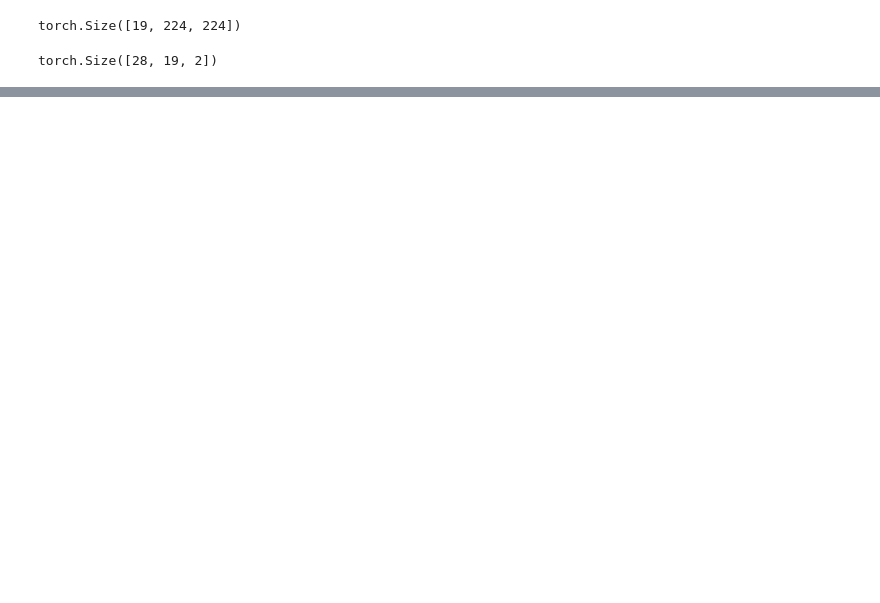
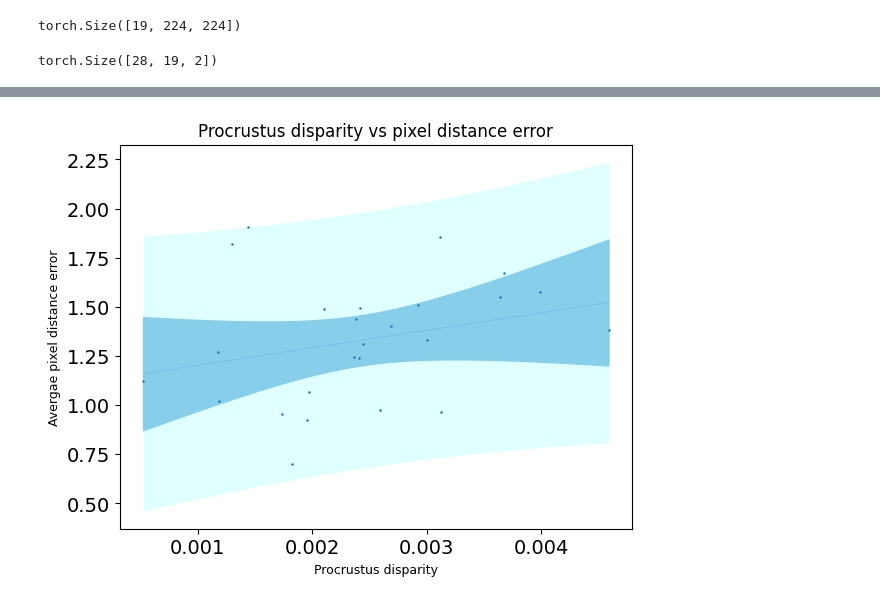
Before and after one commit to alexkursanov/landmark-app, a Jupyter notebook: scr/unet.ipynb, the cells around one changed output, grey strips where cells are left out. Saved outputs shown, nothing was run; the diff lists cells and outputs as text; code cells hidden in the pictures; blank space fills up the shorter version.

```diff
--- a/scr/unet.ipynb
+++ b/scr/unet.ipynb
@@ -365,0 +528,93 @@ plt.show()
+# %%
+proc = []
+#for i in procrustes_errors['procrustes_disparity']:
+#    if i>0.001:
+#        proc.append(i)
+errors = []
+for it, i in enumerate(procrustes_errors['error']):
+    #$print(it)
+    mean_err = np.mean(procrustes_errors['error'])
+    mean_disp = np.mean(procrustes_errors['procrustes_disparity'])
+    std_err = np.std(procrustes_errors['error'])*2
+    std_disp = np.std(procrustes_errors['procrustes_disparity'])*2
+    i_p = procrustes_errors['procrustes_disparity'][it]
+    if (mean_err - std_err)<i<(mean_err + std_err) and (mean_disp-std_disp)<i_p<(mean_disp + std_disp):
+        errors.append(i)
+        proc.append(procrustes_errors['procrustes_disparity'][it])
+# %%
+import scipy.stats as stats
+weights  = proc#procrustes_errors['procrustes_disparity']
+
+heights = errors#procrustes_errors['error']
+
+x = weights#/max(weights)
+
+y = heights#/max(heights)
+slope, intercept = np.polyfit(x, y, 1)  # linear model adjustment
+
+y_model = np.polyval([slope, intercept], x)   # modeling...
+
+x_mean = np.mean(x)
+y_mean = np.mean(y)
+n = len(x)                       # number of samples
+m = 2                             # number of parameters
+dof = n - m                       # degrees of freedom
+t = stats.t.ppf(0.975, dof)       # Students statistic of interval confidence
+
+residual = y - y_model
+
+std_error = (np.sum(residual**2) / dof)**.5   # Standard deviation of the error
+
+# calculating the r2
+# https://www.statisticshowto.com/probability-and-statistics/coefficient-of-determination-r-squared/
+# Pearson's correlation coefficient
+numerator = np.sum((x - x_mean)*(y - y_mean))
+denominator = ( np.sum((x - x_mean)**2) * np.sum((y - y_mean)**2) )**.5
+correlation_coef = numerator / denominator
+r2 = correlation_coef**2
+
+# mean squared error
+MSE = 1/n * np.sum( (y - y_model)**2 )
+
+# to plot the adjusted model
+x_line = np.linspace(np.min(x), np.max(x), 100)
+y_line = np.polyval([slope, intercept], x_line)
+
+# confidence interval
+ci = t * std_error * (1/n + (x_line - x_mean)**2 / np.sum((x - x_mean)**2))**.5
+# predicting interval
+pi = t * std_error * (1 + 1/n + (x_line - x_mean)**2 / np.sum((x - x_mean)**2))**.5
+
+############### Ploting
+plt.rcParams.update({'font.size': 14})
+fig = plt.figure()
+ax = fig.add_axes([.1, .1, .8, .8])
+
+#, 'o', color = 'royalblue')
+ax.plot(x_line, y_line, color = 'royalblue', linewidth=0.1)
+ax.fill_between(x_line, y_line + pi, y_line - pi, color = 'lightcyan', label = '95% prediction interval', linewidth=0.1)
+ax.fill_between(x_line, y_line + ci, y_line - ci, color = 'skyblue', label = '95% confidence interval')
+ax.scatter(x, y, s = 0.6)
+ax.set_xlabel('x')
+ax.set_ylabel('y')
+
+# rounding and position must be changed for each case and preference
+a = str(np.round(intercept))
+b = str(np.round(slope,2))
+r2s = str(np.round(r2,2))
+MSEs = str(np.round(MSE))
+
+#ax.text(45, 110, 'y = ' + a + ' + ' + b + ' x')
+#ax.text(45, 100, '$r^2$ = ' + r2s + '     MSE = ' + MSEs)
+plt.title('Procrustus disparity vs pixel distance error',  fontsize=12)
+plt.ylabel('Avergae pixel distance error',fontsize=9)
+plt.xlabel('Procrustus disparity',fontsize=9)
+#plt.plot([0,0.6],[0.38,0.38], linewidth=0.5, c='g', label = 'Median average pixel distance error')
+#plt.plot([0.118,0.118],[0.0,1], linewidth=0.5, c='r', label = 'Median procrustus disparity')
+#plt.legend( fontsize=8)
+#plt.xlim([0.0,0.005])
+#plt.ylim([0.0,40])
+#plt.savefig('linear_reg.png')
+print(r2s)
+print(b)
+# %% [output]
@@ -365,0 +623 @@ plt.show()
+[figure, added]
```
Also changed, not shown: parts of 11 cells of this notebook.
